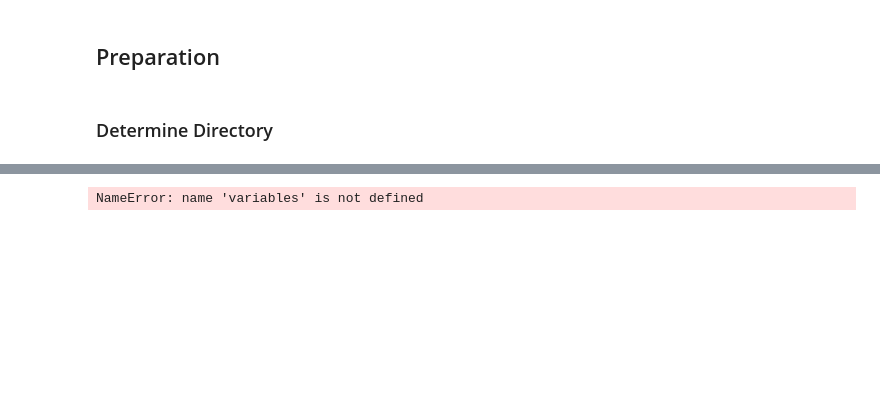
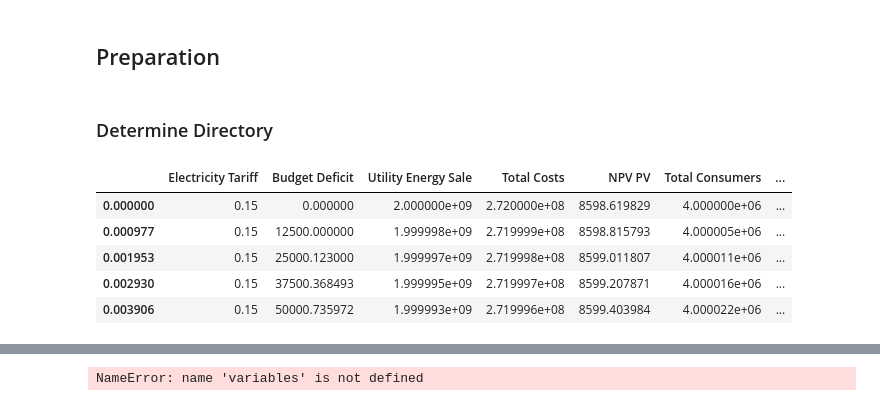
Before and after one commit to barazesh/Phd-Codes, a Jupyter notebook: Simulate.ipynb, the cells around one changed output, grey strips where cells are left out. Cells and saved outputs as stored; diff of their text form; code cells hidden in the pictures; blank space fills up the shorter version.

```diff
--- a/Simulate.ipynb
+++ b/Simulate.ipynb
@@ -41,0 +51,9 @@ result = model.run(params=paramaters, return_columns=outputVariableList)
+# %%
+result.head()
+# %% [output]
+|  | Electricity Tariff | Budget Deficit | Utility Energy Sale | Total Costs | NPV PV | Total Consumers | ... |
+| 0.000000 | 0.15 | 0.000000 | 2.000000e+09 | 2.720000e+08 | 8598.619829 | 4.000000e+06 | ... |
+| 0.000977 | 0.15 | 12500.000000 | 1.999998e+09 | 2.719999e+08 | 8598.815793 | 4.000005e+06 | ... |
+| 0.001953 | 0.15 | 25000.123000 | 1.999997e+09 | 2.719998e+08 | 8599.011807 | 4.000011e+06 | ... |
+| 0.002930 | 0.15 | 37500.368493 | 1.999995e+09 | 2.719997e+08 | 8599.207871 | 4.000016e+06 | ... |
+| 0.003906 | 0.15 | 50000.735972 | 1.999993e+09 | 2.719996e+08 | 8599.403984 | 4.000022e+06 | ... |
```
Also changed, not shown: parts of 11 cells of this notebook, 8 other files.
